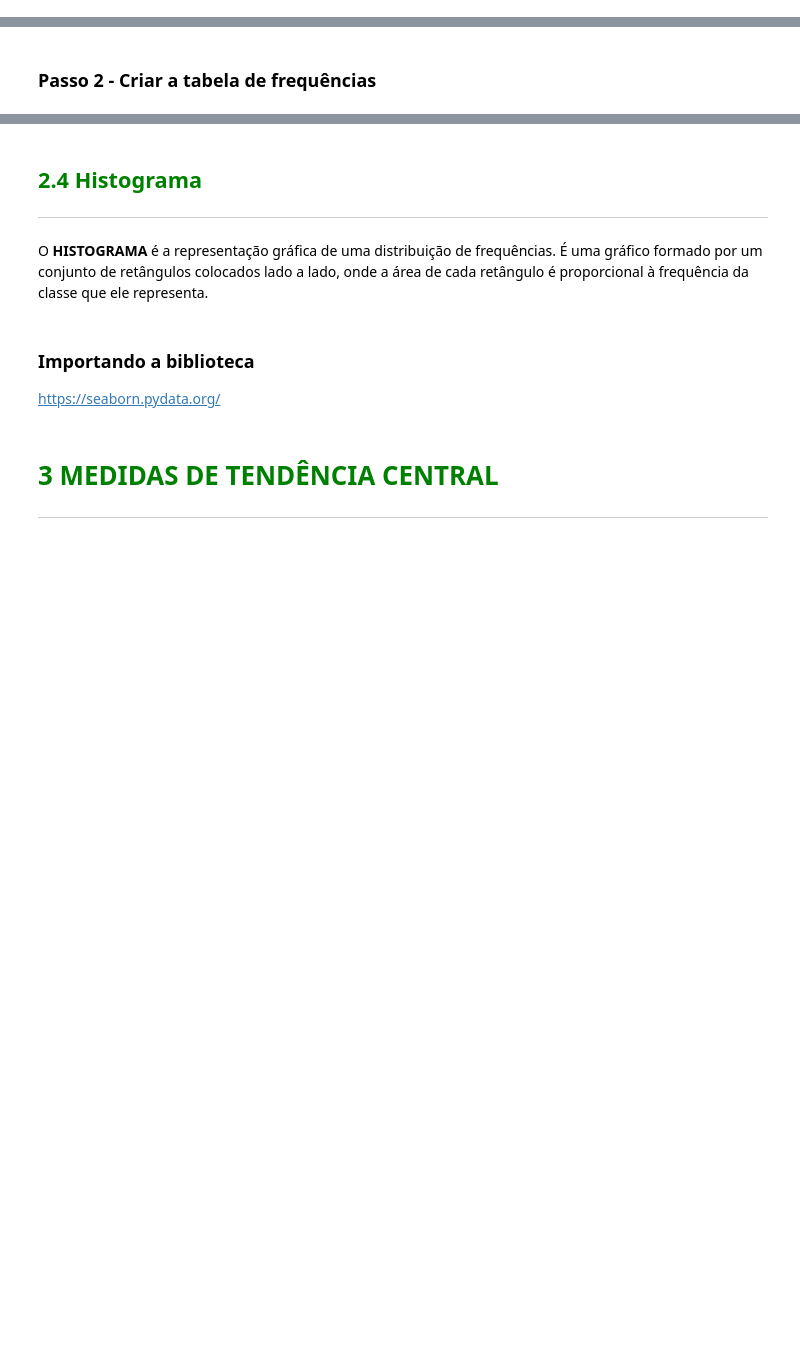
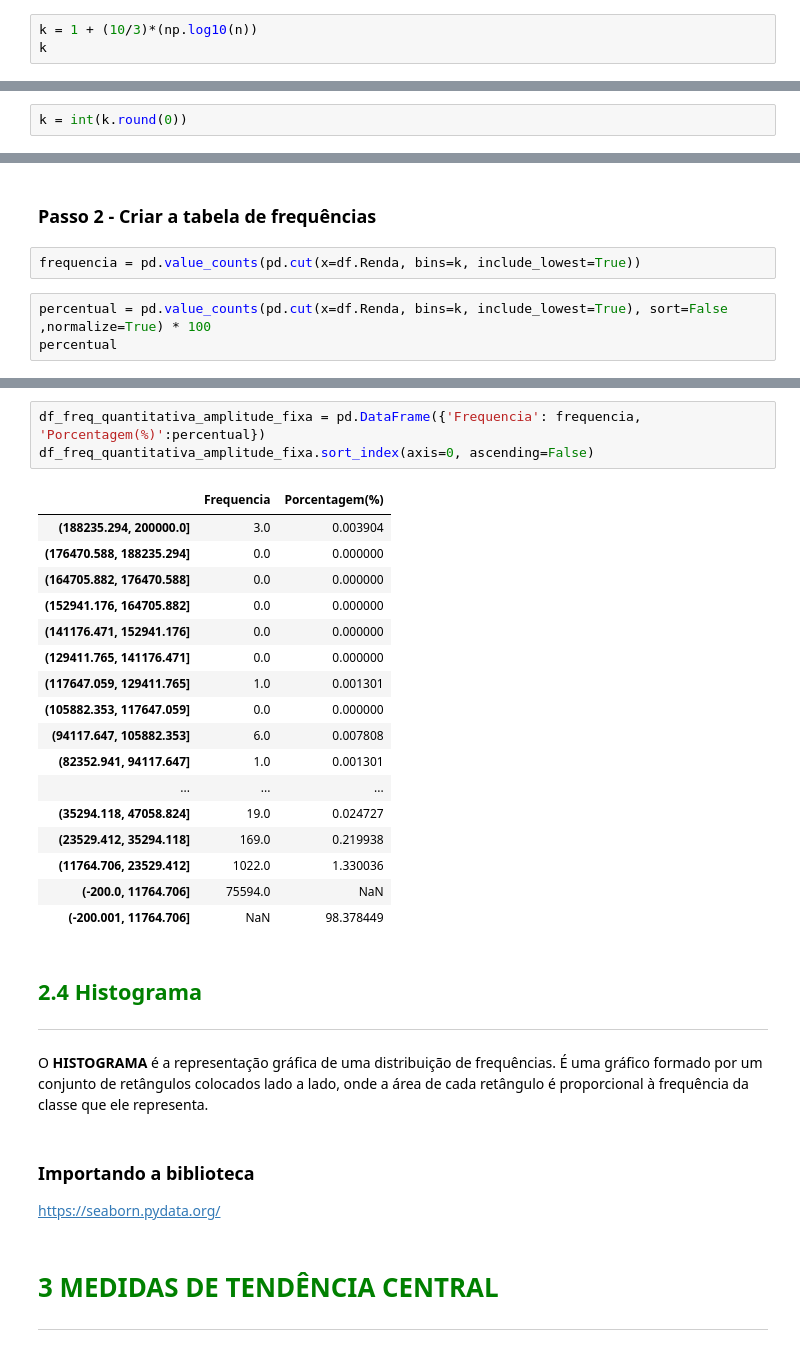
Before and after one commit to ykhost/curso_de_estatistica, a Jupyter notebook: Curso_de_Estatística_Parte_1.ipynb, the cells around one changed output, grey strips where cells are left out. Cells and saved outputs as stored; diff of their text form; blank space fills up the shorter version.

```diff
--- a/Curso_de_Estatística_Parte_1.ipynb
+++ b/Curso_de_Estatística_Parte_1.ipynb
@@ -261,0 +419,3 @@ http://www.numpy.org/
+# %%
+k = 1 + (10/3)*(np.log10(n))
+k
@@ -261,0 +424,2 @@ http://www.numpy.org/
+# %%
+k = int(k.round(0))
@@ -262,2 +430,7 @@ http://www.numpy.org/
 # %% [markdown]
 ### Passo 2 - Criar a tabela de frequências
+# %%
+frequencia = pd.value_counts(pd.cut(x=df.Renda, bins=k, include_lowest=True))
+# %%
+percentual = pd.value_counts(pd.cut(x=df.Renda, bins=k, include_lowest=True), sort=False ,normalize=True) * 100
+percentual
@@ -264,3 +456,24 @@ http://www.numpy.org/
+# %%
+df_freq_quantitativa_amplitude_fixa = pd.DataFrame({'Frequencia': frequencia, 'Porcentagem(%)':percentual})
+df_freq_quantitativa_amplitude_fixa.sort_index(axis=0, ascending=False)
+# %% [output]
+|  | Frequencia | Porcentagem(%) |
+| (188235.294, 200000.0] | 3.0 | 0.003904 |
+| (176470.588, 188235.294] | 0.0 | 0.000000 |
+| (164705.882, 176470.588] | 0.0 | 0.000000 |
+| (152941.176, 164705.882] | 0.0 | 0.000000 |
+| (141176.471, 152941.176] | 0.0 | 0.000000 |
+| (129411.765, 141176.471] | 0.0 | 0.000000 |
+| (117647.059, 129411.765] | 1.0 | 0.001301 |
+| (105882.353, 117647.059] | 0.0 | 0.000000 |
+| (94117.647, 105882.353] | 6.0 | 0.007808 |
+| (82352.941, 94117.647] | 1.0 | 0.001301 |
+| ... | ... | ... |
+| (35294.118, 47058.824] | 19.0 | 0.024727 |
+| (23529.412, 35294.118] | 169.0 | 0.219938 |
+| (11764.706, 23529.412] | 1022.0 | 1.330036 |
+| (-200.0, 11764.706] | 75594.0 | NaN |
+| (-200.001, 11764.706] | NaN | 98.378449 |
 # %% [markdown]
 ## <font color=green>2.4 Histograma</font>
 ***
```
Also changed, not shown: parts of 26 cells of this notebook.
